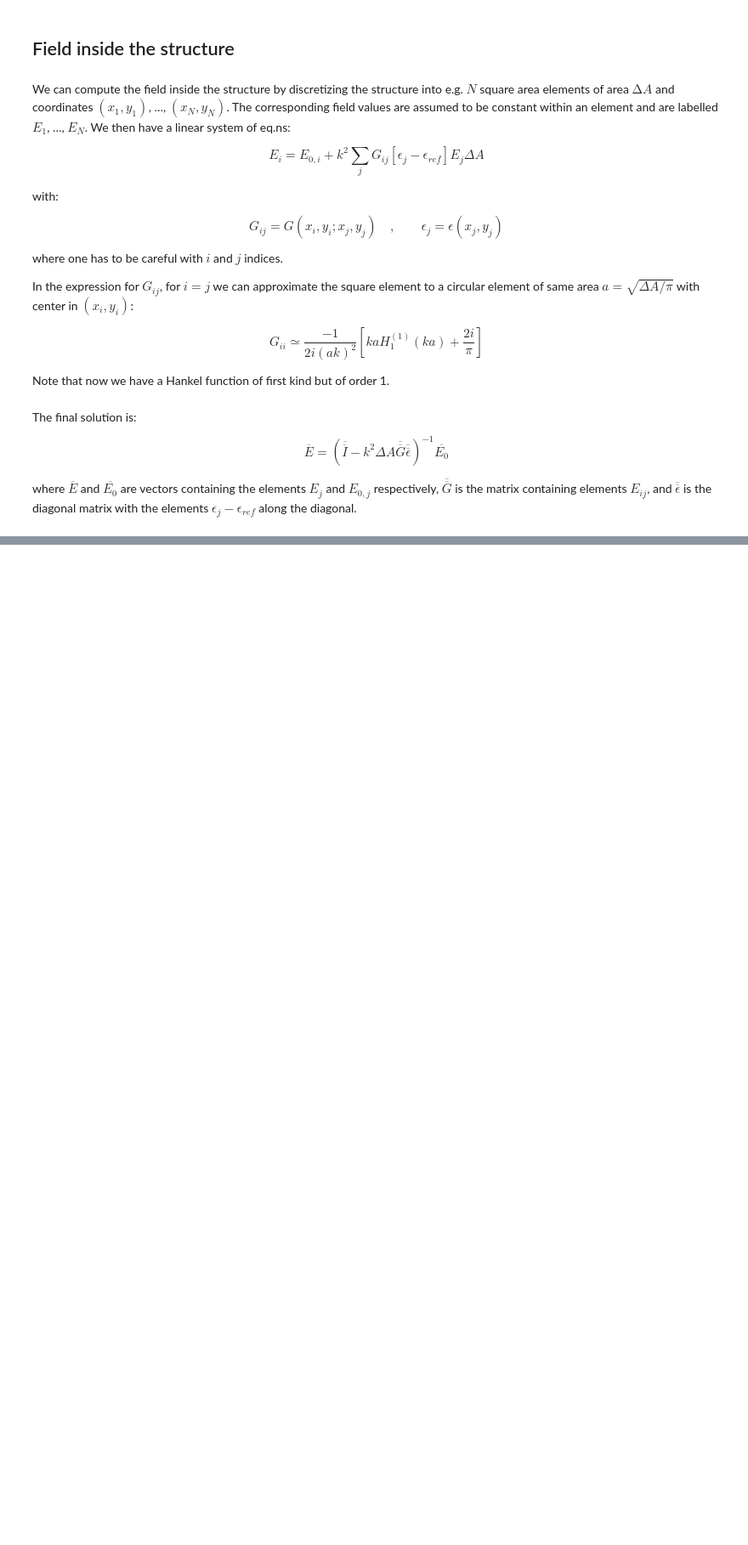
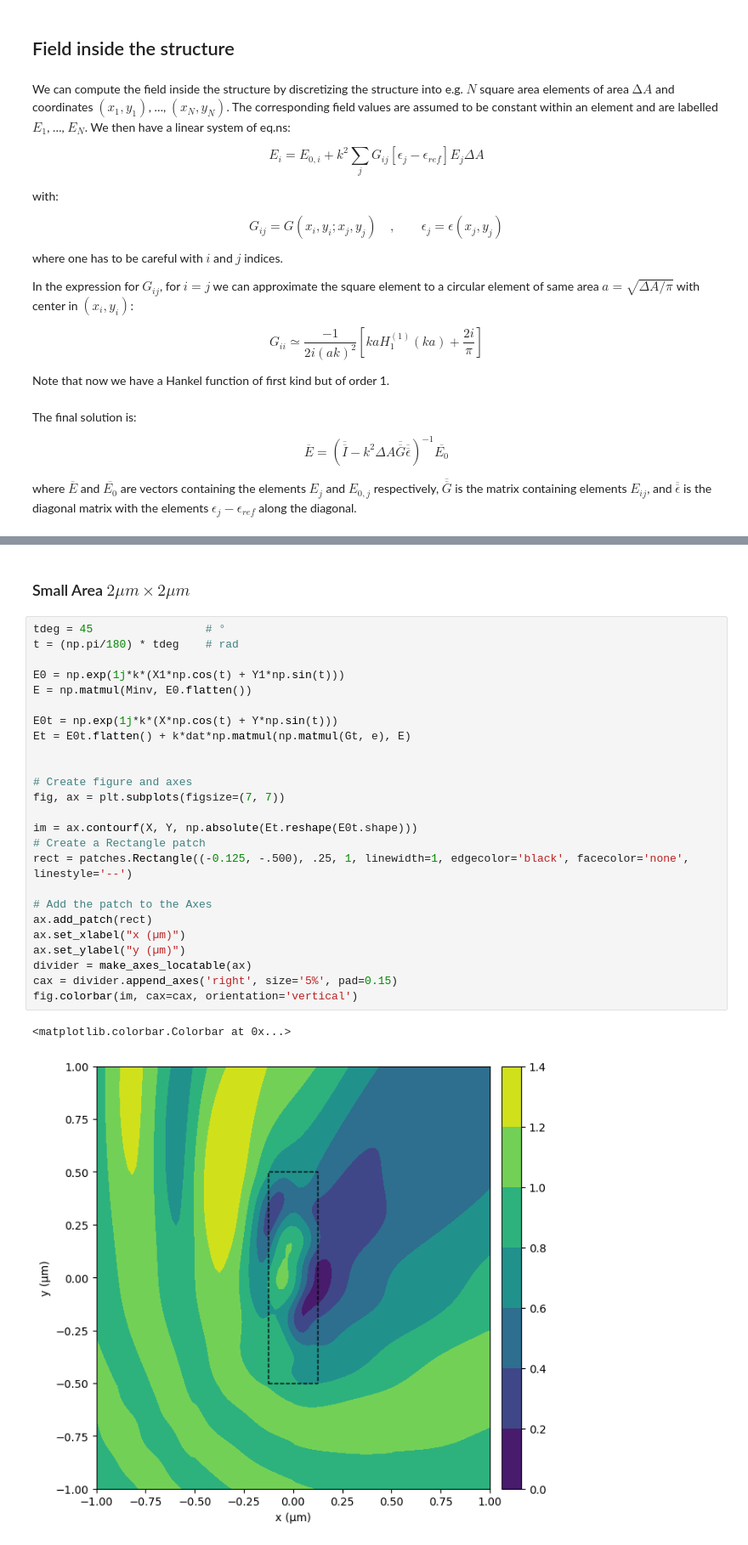
Before and after one commit to amcar-dtu/python-assignments, a Jupyter notebook: nano_opt_2.ipynb, the cells around one changed output, grey strips where cells are left out. Shown: that part at 85% size. Saved outputs shown, nothing was run; the diff lists cells and outputs as text; blank space fills up the shorter version.

```diff
--- a/nano_opt_2.ipynb
+++ b/nano_opt_2.ipynb
@@ -158,0 +228,30 @@ plt.contourf(X, Y, np.absolute(E1t.reshape(E0t.shape)))
+# %% [markdown]
+### Small Area $2 \mu m \times 2\mu m$
+# %%
+tdeg = 45                 # °
+t = (np.pi/180) * tdeg    # rad
+
+E0 = np.exp(1j*k*(X1*np.cos(t) + Y1*np.sin(t)))
+E = np.matmul(Minv, E0.flatten())
+
+E0t = np.exp(1j*k*(X*np.cos(t) + Y*np.sin(t)))
+Et = E0t.flatten() + k*dat*np.matmul(np.matmul(Gt, e), E)
+
+
+# Create figure and axes
+fig, ax = plt.subplots(figsize=(7, 7))
+
+im = ax.contourf(X, Y, np.absolute(Et.reshape(E0t.shape)))
+# Create a Rectangle patch
+rect = patches.Rectangle((-0.125, -.500), .25, 1, linewidth=1, edgecolor='black', facecolor='none', linestyle='--')
+
+# Add the patch to the Axes
+ax.add_patch(rect)
+ax.set_xlabel("x (µm)")
+ax.set_ylabel("y (µm)")
+divider = make_axes_locatable(ax)
+cax = divider.append_axes('right', size='5%', pad=0.15)
+fig.colorbar(im, cax=cax, orientation='vertical')
+# %% [output]
+<matplotlib.colorbar.Colorbar at 0x...>
+[figure, added]
```
Also changed, not shown: parts of 33 cells of this notebook, 5 other files.
